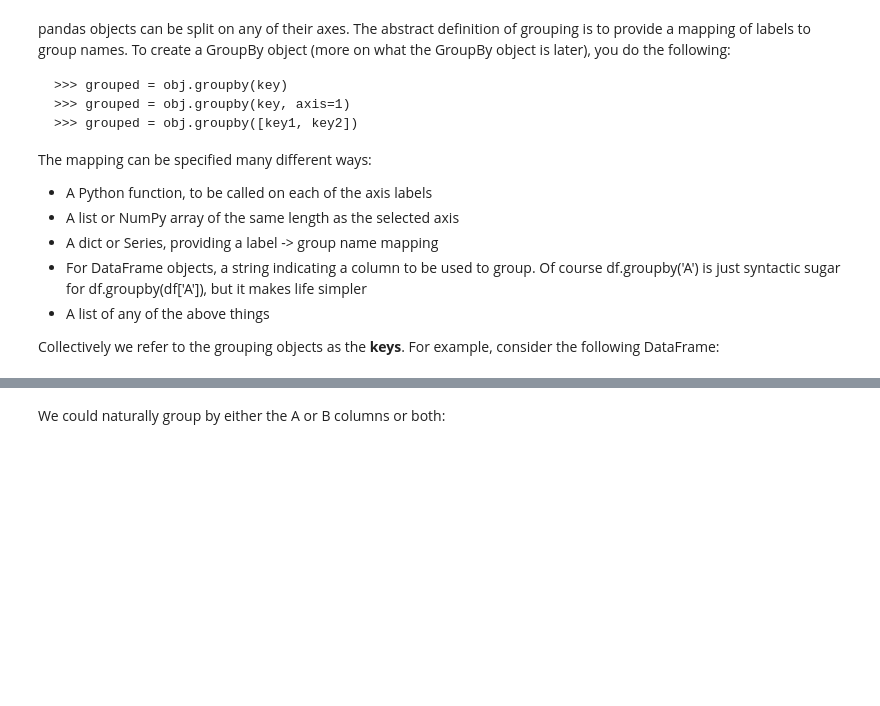
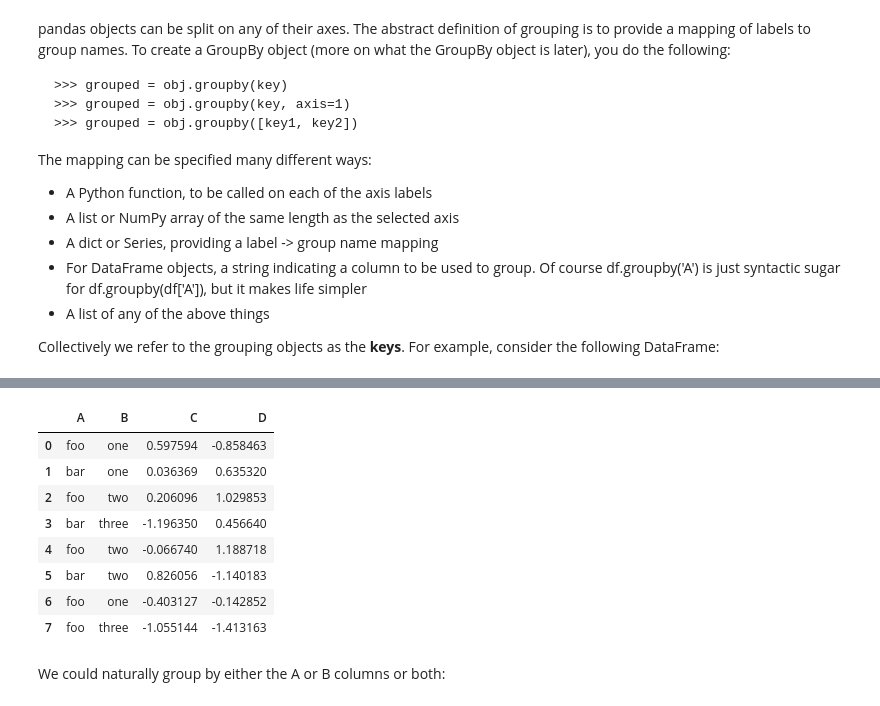
Before and after one commit to gardnmi/Pandas-Tutorials, a Jupyter notebook: Group By- split-apply-combine.ipynb, the cells around one changed output, grey strips where cells are left out. Saved outputs shown, nothing was run; the diff lists cells and outputs as text; code cells hidden in the pictures; blank space fills up the shorter version.

```diff
--- a/Group By- split-apply-combine.ipynb
+++ b/Group By- split-apply-combine.ipynb
@@ -77,3 +97,15 @@ pivot_ui(df)
+# %%
+df
+# %% [output]
+|  | A | B | C | D |
+| 0 | foo | one | 0.597594 | -0.858463 |
+| 1 | bar | one | 0.036369 | 0.635320 |
+| 2 | foo | two | 0.206096 | 1.029853 |
+| 3 | bar | three | -1.196350 | 0.456640 |
+| 4 | foo | two | -0.066740 | 1.188718 |
+| 5 | bar | two | 0.826056 | -1.140183 |
+| 6 | foo | one | -0.403127 | -0.142852 |
+| 7 | foo | three | -1.055144 | -1.413163 |
 # %% [markdown]
 We could naturally group by either the A or B columns or both:
 # %%
```
Also changed, not shown: parts of 214 cells of this notebook.
